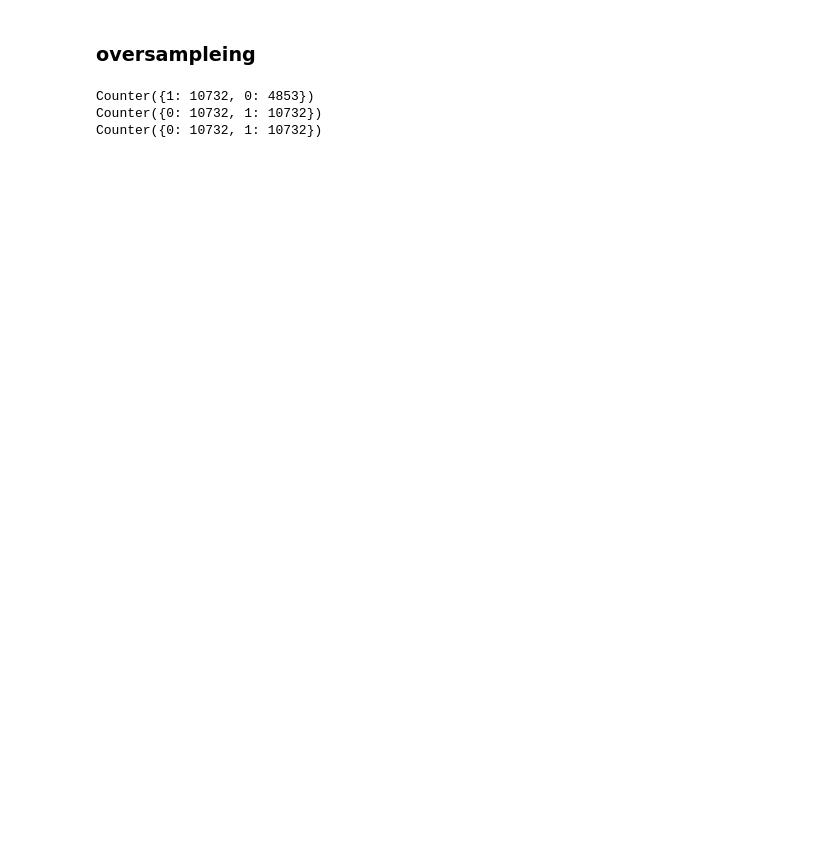
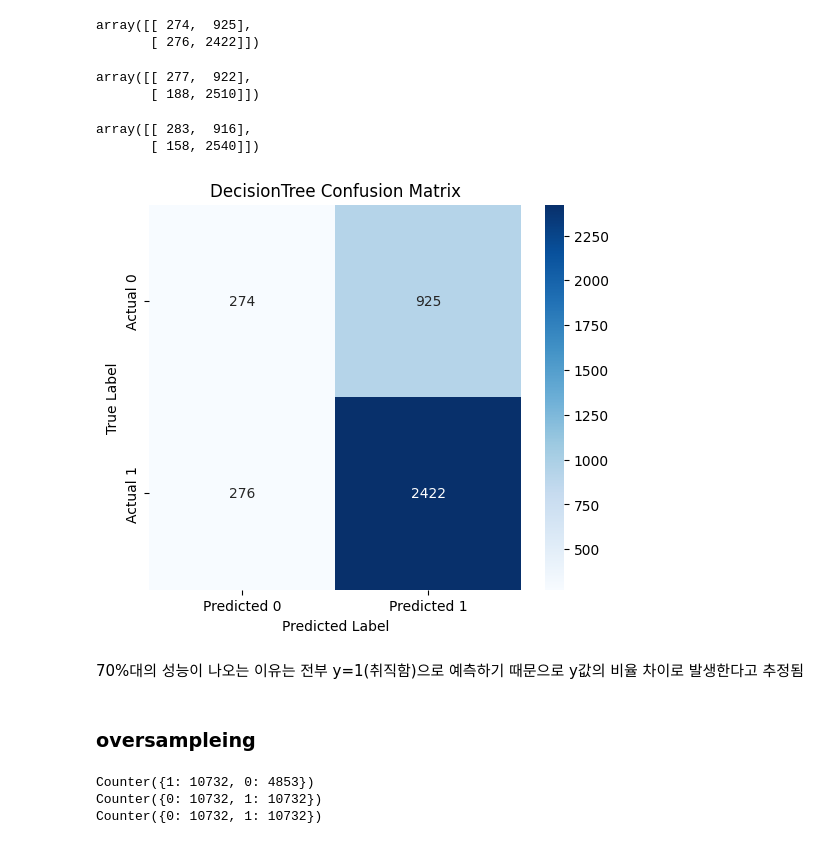
Before and after one commit to Encore-SKN-9/ml_4team, a Jupyter notebook: ml_model_new.ipynb, the cells around one changed output. Saved outputs shown, nothing was run; the diff lists cells and outputs as text; code cells hidden in the pictures; blank space fills up the shorter version.

```diff
--- a/ml_model.ipynb
+++ b/ml_model_new.ipynb
@@ -79,0 +50,10 @@ X_train, X_test, y_train, y_test = train_test_split(X, y, random_state=0)
+# %%
+# 랜덤 포레스트
+rf_clf = RandomForestClassifier(
+    n_estimators=200,
+    max_features='sqrt',  # 특성의 일부만 사용
+    random_state=42
+)
+
+rf_clf.fit(X_train, y_train)
+print("랜덤 포레스트 정확도:", rf_clf.score(X_train, y_train), rf_clf.score(X_test, y_test))
@@ -79,0 +62,15 @@ X_train, X_test, y_train, y_test = train_test_split(X, y, random_state=0)
+# %%
+# xgboost
+xgb_clf = XGBClassifier(
+    n_estimators=100,
+    max_depth=3,
+    learning_rate=0.1,
+    random_state=0
+)
+
+xgb_clf.fit(X_train, y_train)
+
+y_pred_train = xgb_clf.predict(X_train)
+y_pred_test = xgb_clf.predict(X_test)
+
+print("xgboost 정확도:", accuracy_score(y_train, y_pred_train), accuracy_score(y_test, y_pred_test))
@@ -80,3 +108,39 @@ X_train, X_test, y_train, y_test = train_test_split(X, y, random_state=0)
+# %%
+y_pred = dt_clf.predict(X_test)
+confusion_matrix(y_test, y_pred, labels=[0, 1])
+# %% [output]
+array([[ 274,  925],
+       [ 276, 2422]])
+# %%
+y_pred = rf_clf.predict(X_test)
+confusion_matrix(y_test, y_pred, labels=[0, 1])
+# %% [output]
+array([[ 277,  922],
+       [ 188, 2510]])
+# %%
+y_pred = xgb_clf.predict(X_test)
+confusion_matrix(y_test, y_pred, labels=[0, 1])
+# %% [output]
+array([[ 283,  916],
+       [ 158, 2540]])
+# %%
+# DecisionTree 예측값 기반 혼동 행렬 생성
+conf_matrix = confusion_matrix(y_test, y_pred, labels=[0, 1])
+
+# 시각화
+plt.figure(figsize=(6, 5))
+sns.heatmap(conf_matrix, annot=True, fmt='d', cmap='Blues', cbar=True,  # 색상 바 추가
+            xticklabels=['Predicted 0', 'Predicted 1'],
+            yticklabels=['Actual 0', 'Actual 1'])
+
+plt.xlabel('Predicted Label')
+plt.ylabel('True Label')
+plt.title('DecisionTree Confusion Matrix')
+plt.show()
+# %% [output]
+[figure, added]
+# %% [markdown]
+70%대의 성능이 나오는 이유는 전부 y=1(취직함)으로 예측하기 때문으로 y값의 비율 차이로 발생한다고 추정됨
 # %% [markdown]
 ### oversampleing
 # %%
```
Also changed, not shown: parts of 31 cells of this notebook, 3 other files.
